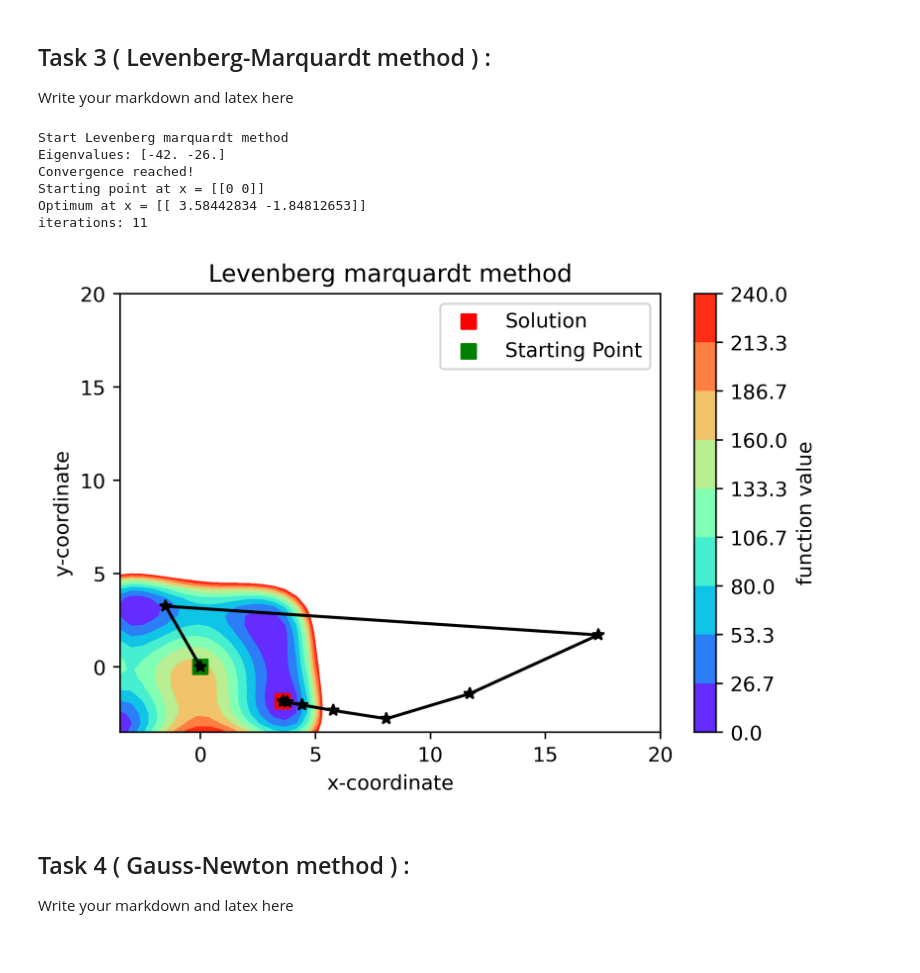
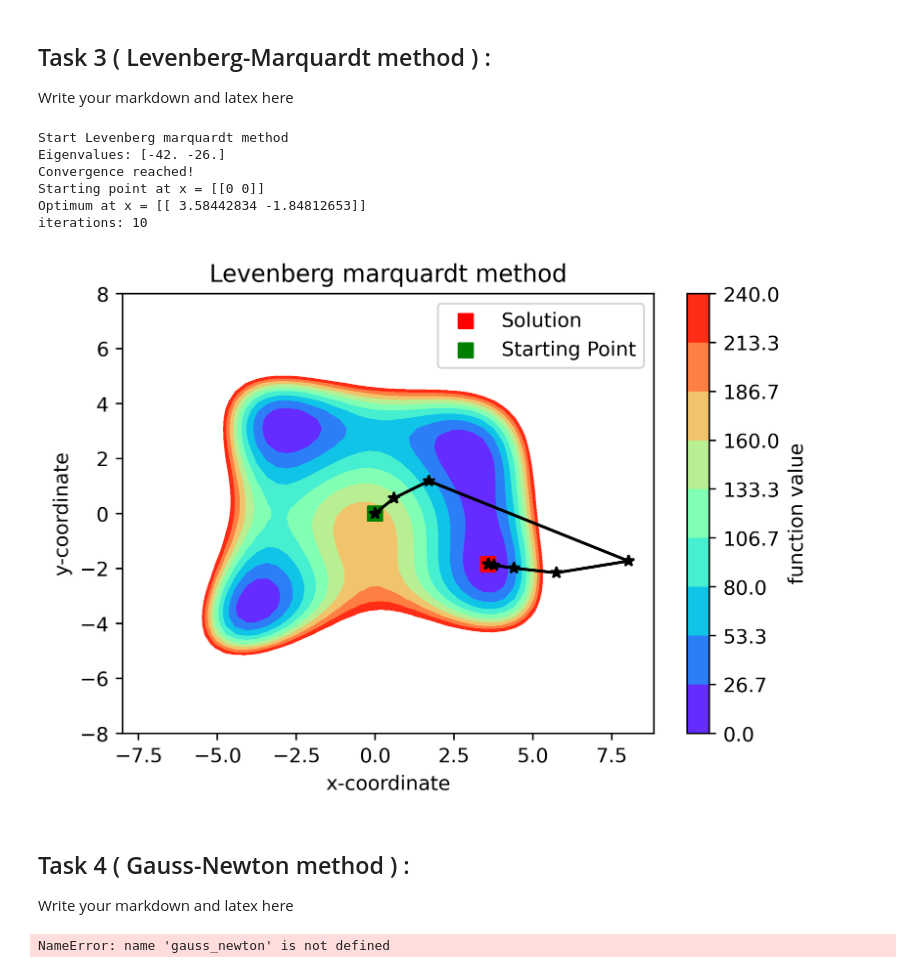
Before and after one commit to harifel/NumericalOptimization, a Jupyter notebook: HW2_Group5.ipynb, the cells around one changed output. Cells and saved outputs as stored; diff of their text form; code cells hidden in the pictures.

```diff
--- a/HW2_Group5.ipynb
+++ b/HW2_Group5.ipynb
@@ -172,43 +172,50 @@ x_opt, x_steps, gc = levenberg_marquardt(g, H, x0)
 
 #################### Plot the data
 fig, ax = plt.subplots(figsize=(6,4), dpi=400)
-x = np.linspace(-3.5,20,50)
+x = np.linspace(-8,8,50)
 xx, yy = np.meshgrid(x,x)
 zz = f(np.column_stack((xx.flatten(), yy.flatten())))
 #cf = ax.contourf(xx, yy, zz.reshape(xx.shape), levels=np.linspace(0, 24750, 10), cmap="rainbow")
 cf = ax.contourf(xx, yy, zz.reshape(xx.shape), levels=np.linspace(0, 240, 10), cmap="rainbow")
 ax.set_xlabel('x-coordinate')
 ax.set_ylabel('y-coordinate')
 plt.colorbar(cf, label="function value")
 plt.title('Levenberg marquardt method')
 
 
 # Plot the search direction
 combined_array = np.concatenate(x_steps, axis=0)
 ax.plot(combined_array[:, 0], combined_array[:, 1], 'k*-', )
 
 ax.scatter(x_opt[0,0], x_opt[0,1],marker="s",label="Solution",s=50,color='red')
 ax.scatter(x0[0,0], x0[0,1],marker="s",label="Starting Point",s=50,color='green')
 
 plt.legend()
 
 print("Starting point at x =", x0)
 print("Optimum at x =", x_opt)
 print("iterations:",gc)
 # %% [output]
 Start Levenberg marquardt method
 Eigenvalues: [-42. -26.]
 Convergence reached!
 Starting point at x = [[0 0]]
 Optimum at x = [[ 3.58442834 -1.84812653]]
-iterations: 11
+iterations: 10
-[figure, old version]
+[figure, new version]
 # %% [markdown]
 ## Task 4 ( Gauss-Newton method ) :
 
 
 Write your markdown and latex here
 # %%
+# ## TESTING GAUSS NEWTON METHODE
+import scipy.io as sio
+import matplotlib.pyplot as plt
+
+I = sio.loadmat("I_m.mat")["I_m"].T
+f = np.logspace(1, 6, len(I))[:,None]
+
 def model_RLC(x, f=None, U: float=1.0):
     # Scaling the parameters to the range which is ok for
     # our problem definition. The Gauss Newton method needs
@@ -231,6 +238,21 @@ def model_RLC(x, f=None, U: float=1.0):
 
 
 # Reading mat files :
-I_m = sio.loadmat("./data/I_m.mat")["I_m"].T
+#I_m = sio.loadmat("./data/I_m.mat")["I_m"].T
+
+
+omega = 2*np.pi*f
+model = lambda x: np.abs(1/(x[0]+ 1j*(omega*x[1]-1/(omega*x[2]))))
+
+x0 = np.array([[0.5],[2e-3],[3e-6]]) # scaled values, R=x(0), L=x(1).10^-3, C=x(2).10^-
+xs, xsteps, fc = gauss_newton(model, x0.copy(), np.abs(I), N_max=1_000, h = 1e-8)
+
+fig, ax = plt.subplots(figsize=((9,7)))
+ax.scatter(f, abs(I),label='measurements, y')
+ax.set_xscale('log'); plt.xlabel('f');plt.ylabel('abs(I)'); plt.title('Resonance curve of a series reson')
+ax.plot(f, model(xs),color="grey",label='model, F(x)')
+ax.legend()
+# %% [output]
+NameError: name 'gauss_newton' is not defined
 # %%
 ## Write your code here
```
Also changed, not shown: parts of 5 cells of this notebook, 1 other file.
